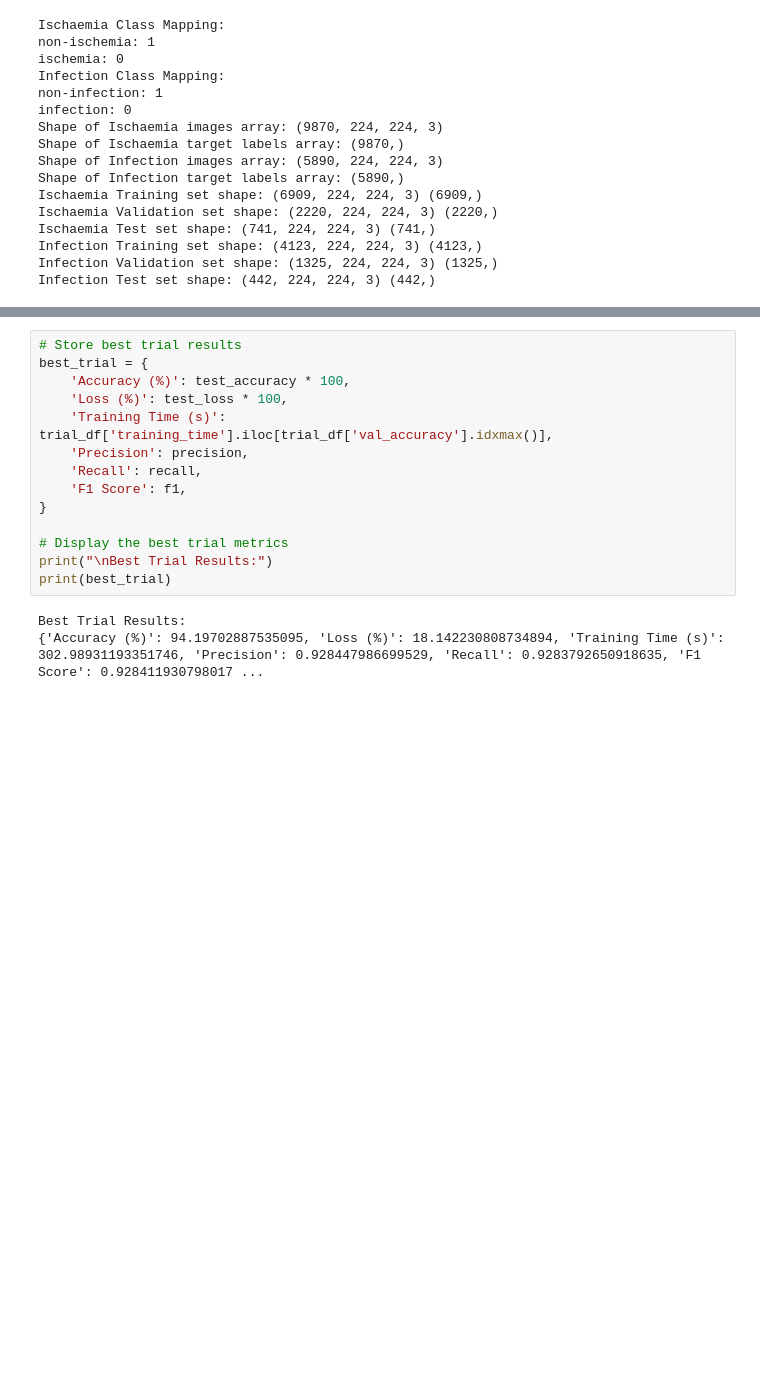
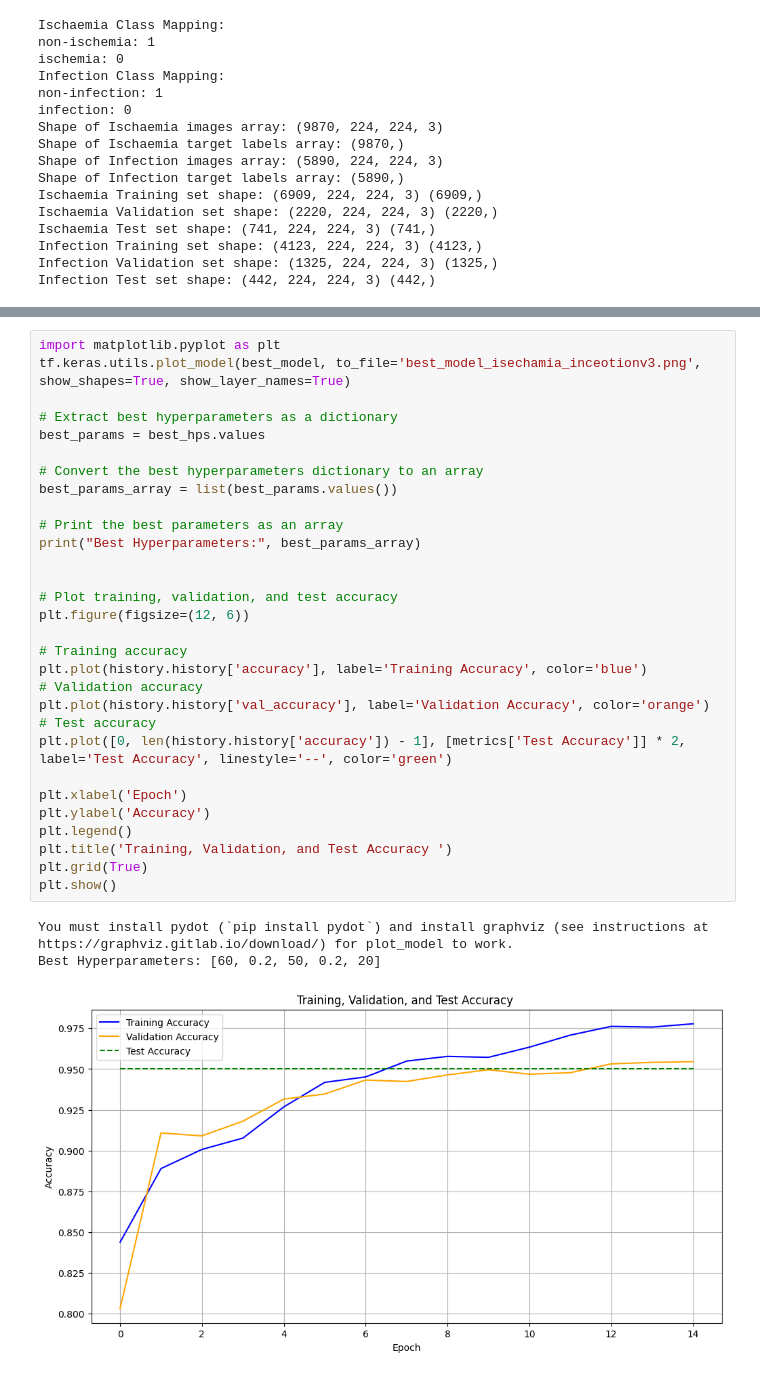
Before and after one commit to SangamSmilikaReddy/DFU, a Jupyter notebook: Isechmia_Efficientnet7_with_lstm_baysianoptimiser.ipynb, the cells around one changed output, grey strips where cells are left out. Drawn from its saved outputs; the diff is of its cells as text; blank space fills up the shorter version.

Commit message:
updated code with metrics

```diff
--- a/Isechmia_Efficientnet7_with_lstm_baysianoptimiser.ipynb
+++ b/Isechmia_Efficientnet7_with_lstm_baysianoptimiser.ipynb
@@ -317,17 +363,34 @@ W0000 00:00:1728491054.146253    5165 gpu_timer.cc:114] Skipping the delay kerne
-# %%
-# Store best trial results
-best_trial = {
-    'Accuracy (%)': test_accuracy * 100,
-    'Loss (%)': test_loss * 100,
-    'Training Time (s)': trial_df['training_time'].iloc[trial_df['val_accuracy'].idxmax()],
-    'Precision': precision,
-    'Recall': recall,
-    'F1 Score': f1,
-}
-
-# Display the best trial metrics
-print("\nBest Trial Results:")
-print(best_trial)
-# %% [output]
-Best Trial Results:
-{'Accuracy (%)': 94.19702887535095, 'Loss (%)': 18.142230808734894, 'Training Time (s)': 302.98931193351746, 'Precision': 0.928447986699529, 'Recall': 0.9283792650918635, 'F1 Score': 0.928411930798017 ...
+# %%
+import matplotlib.pyplot as plt
+tf.keras.utils.plot_model(best_model, to_file='best_model_isechamia_inceotionv3.png', show_shapes=True, show_layer_names=True)
+
+# Extract best hyperparameters as a dictionary
+best_params = best_hps.values
+
+# Convert the best hyperparameters dictionary to an array
+best_params_array = list(best_params.values())
+
+# Print the best parameters as an array
+print("Best Hyperparameters:", best_params_array)
+
+
+# Plot training, validation, and test accuracy
+plt.figure(figsize=(12, 6))
+
+# Training accuracy
+plt.plot(history.history['accuracy'], label='Training Accuracy', color='blue')
+# Validation accuracy
+plt.plot(history.history['val_accuracy'], label='Validation Accuracy', color='orange')
+# Test accuracy
+plt.plot([0, len(history.history['accuracy']) - 1], [metrics['Test Accuracy']] * 2, label='Test Accuracy', linestyle='--', color='green')
+
+plt.xlabel('Epoch')
+plt.ylabel('Accuracy')
+plt.legend()
+plt.title('Training, Validation, and Test Accuracy ')
+plt.grid(True)
+plt.show()
+# %% [output]
+You must install pydot (`pip install pydot`) and install graphviz (see instructions at https://graphviz.gitlab.io/download/) for plot_model to work.
+Best Hyperparameters: [60, 0.2, 50, 0.2, 20]
+[figure, added]
```
Also changed, not shown: parts of 4 cells of this notebook.
